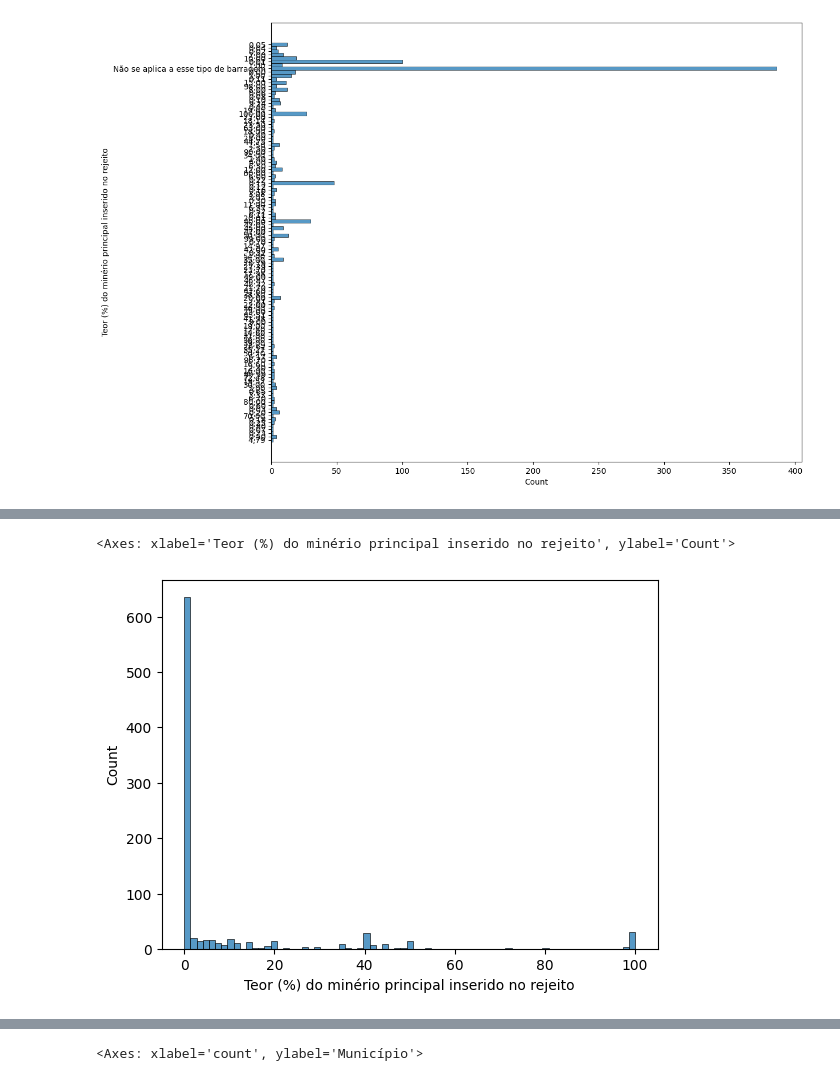
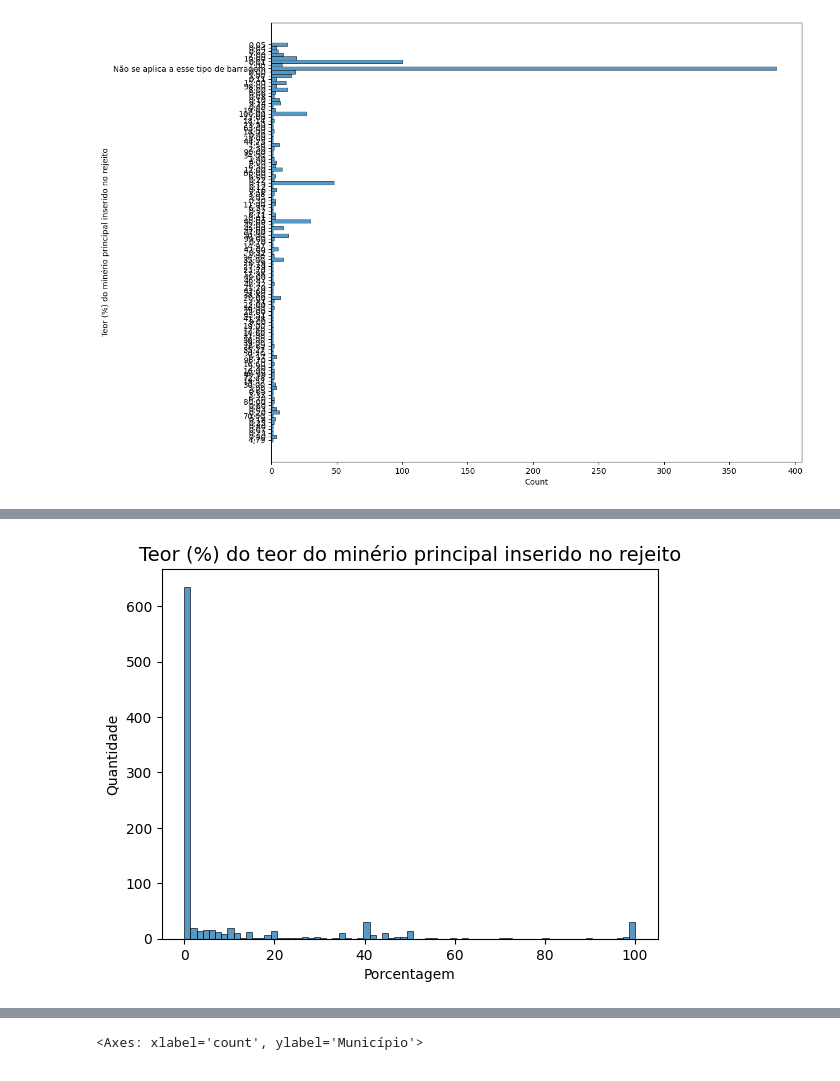
Before and after one commit to acaicomdados/analise-barragens, a Jupyter notebook: Notebook feito nos encontros/analise_barragens_30_03_24.ipynb, the cells around one changed output, grey strips where cells are left out. Saved outputs shown, nothing was run; the diff lists cells and outputs as text; code cells hidden in the pictures.

```diff
--- a/Notebook feito nos encontros/analise_barragens_30_03_24.ipynb
+++ b/Notebook feito nos encontros/analise_barragens_30_03_24.ipynb
@@ -118,7 +116,10 @@ barragem['Teor (%) do minério principal inserido no rejeito'] = barragem['Teor
 barragem['Teor (%) do minério principal inserido no rejeito'] = barragem['Teor (%) do minério principal inserido no rejeito'].str.replace(',','.')
 barragem['Teor (%) do minério principal inserido no rejeito'] = barragem['Teor (%) do minério principal inserido no rejeito'].astype(float)
 # %%
+plt.title('Teor (%) do teor do minério principal inserido no rejeito',
+          fontsize=14)
 sns.histplot(x='Teor (%) do minério principal inserido no rejeito',data=barragem)
+plt.xlabel('Porcentagem')
+plt.ylabel('Quantidade');
 # %% [output]
-<Axes: xlabel='Teor (%) do minério principal inserido no rejeito', ylabel='Count'>
-[figure, old version]
+[figure, new version]
```
Also changed, not shown: parts of 10 cells of this notebook.
